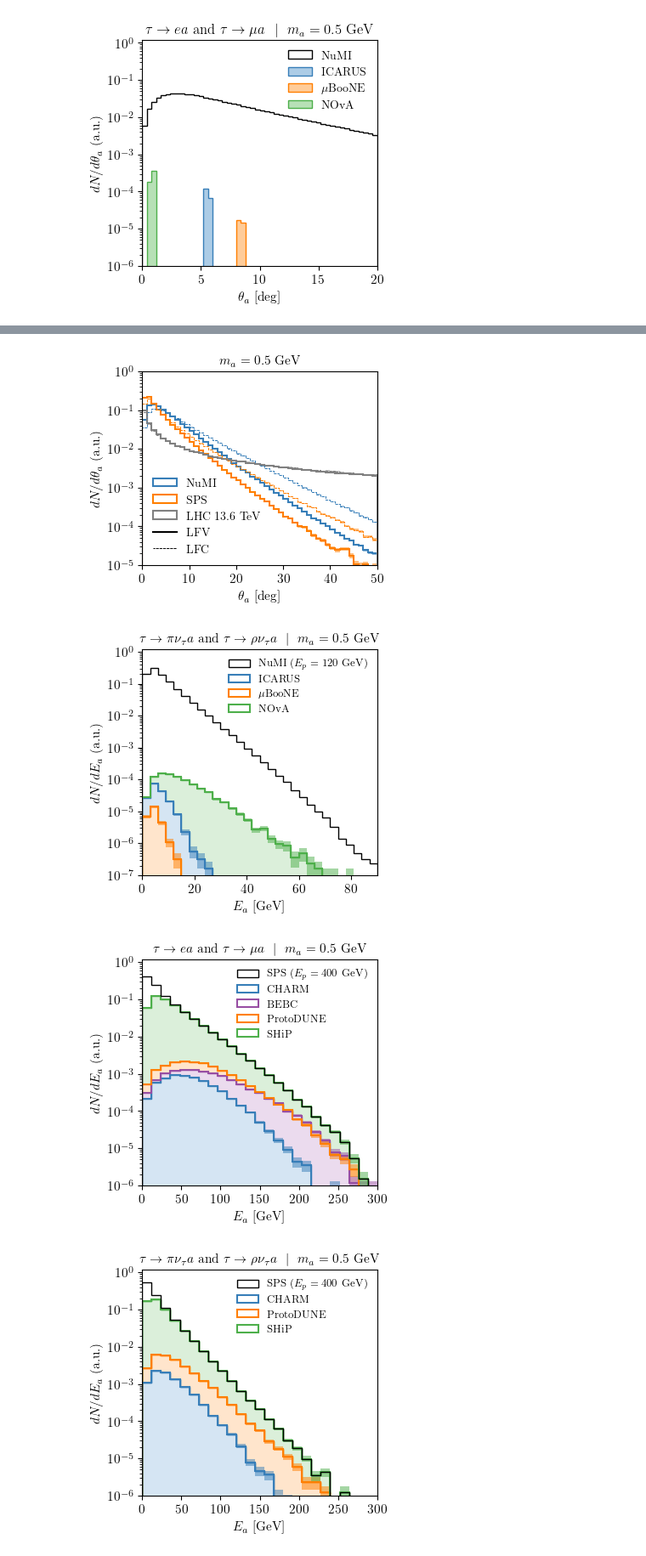
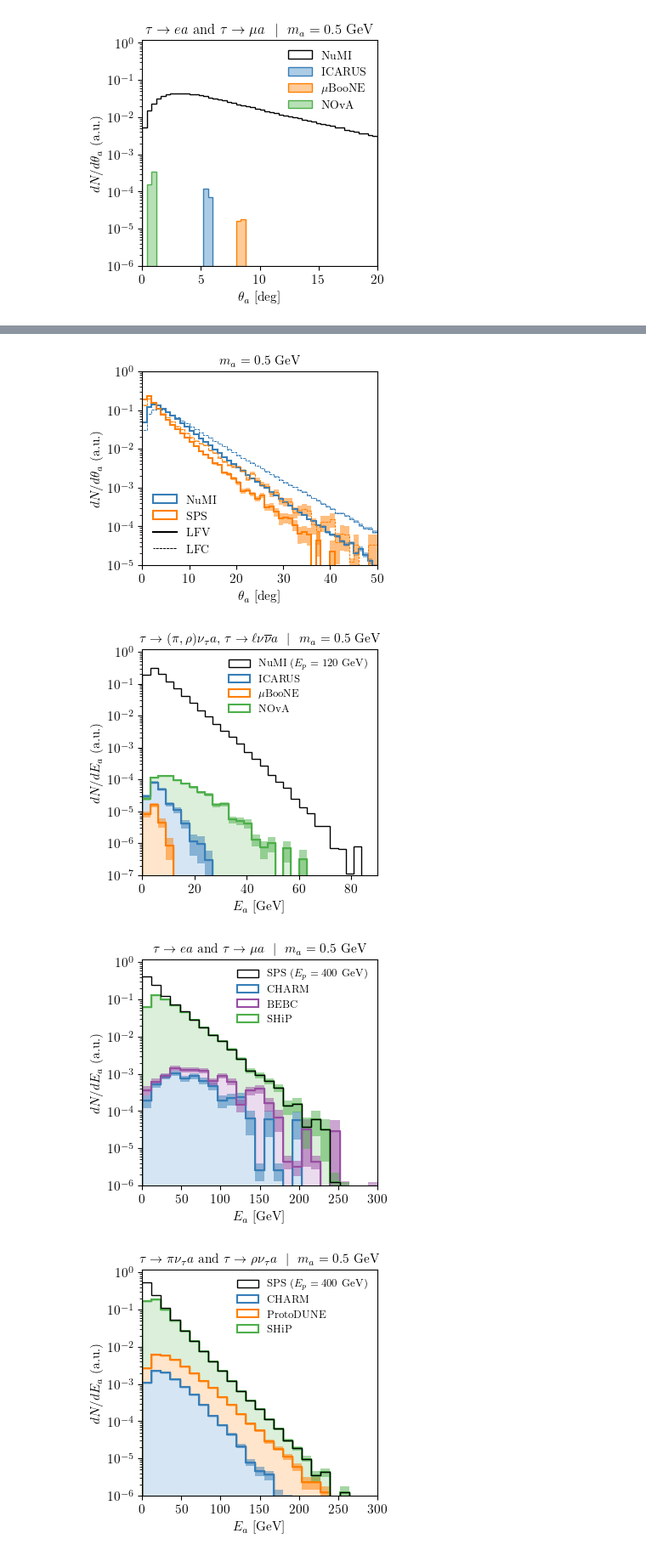
Before and after one commit to mhostert/tauALP, a Jupyter notebook: kinematical_distributions.ipynb, the cells around one changed output, grey strips where cells are left out. Shown at 85% size. Drawn from its saved outputs; the diff is of its cells as text; code cells hidden in the pictures.

Commit message:
new pythia rputines

```diff
--- a/kinematical_distributions.ipynb
+++ b/kinematical_distributions.ipynb
@@ -19,9 +16,9 @@ from alp import exp, models
 alp = models.ALP(0.5, 1e7)
 
 ### Pythia8 tau events
-NUMI_files  = [f"pythia8_events/tau_events_NuMI_120GeV_v3_{i}.txt" for i in range(0, 8)] + [f"pythia8_events/tau_events_NuMI_120GeV_v4_{i}.txt" for i in range(0, 8)]
-SPS_files   = [f"pythia8_events/tau_events_SPS_400GeV_v3_{i}.txt" for i in range(0, 8)] + [f"pythia8_events/tau_events_SPS_400GeV_v4_{i}.txt" for i in range(0, 8)]+ [f"pythia8_events/tau_events_SPS_400GeV_v5_{i}.txt" for i in range(0, 8)]
-LHC_files   = [f"pythia8_events/tau_events_LHC_13.6TeV_v6_{i}.txt" for i in range(0, 8)]
+NUMI_files  = [f"pythia8_events/tau_events_120GeV_HardOff_pT0.0001_{i}.txt" for i in range(0, 8)]+[f"pythia8_events/tau_events_120GeV_HardOff_pT0.0001_v2_{i}.txt" for i in range(0, 8)]
+SPS_files   = [f"pythia8_events/tau_events_400GeV_HardOff_pT0.0001_{i}.txt" for i in range(0, 8)]
+# LHC_files   = [f"pythia8_events/tau_events_LHC_13.6TeV_v6_{i}.txt" for i in range(0, 8)]
 
 ### Creating the experimental classes
 ICARUS      = exp.Experiment(NUMI_files, exp_dic=exp.ICARUS_exp, alp=alp, duplicate_taus=10)
@@ -34,8 +31,8 @@ BEBC  = exp.Experiment(SPS_files, exp_dic=exp.BEBC_exp, alp=alp)
 NA62  = exp.Experiment(SPS_files, exp_dic=exp.NA62_exp, alp=alp)
 SHIP  = exp.Experiment(SPS_files, exp_dic=exp.SHiP_exp, alp=alp)
 
-PROTODUNE_NP02 = exp.Experiment(SPS_files, exp_dic=exp.PROTO_DUNE_NP02_exp, alp=alp)
-PROTODUNE_NP04 = exp.Experiment(SPS_files, exp_dic=exp.PROTO_DUNE_NP04_exp, alp=alp)
+# PROTODUNE_NP02 = exp.Experiment(SPS_files, exp_dic=exp.PROTO_DUNE_NP02_exp, alp=alp)
+# PROTODUNE_NP04 = exp.Experiment(SPS_files, exp_dic=exp.PROTO_DUNE_NP04_exp, alp=alp)
 
-FASER  = exp.Experiment(LHC_files, exp_dic=exp.FASER_exp, alp=alp)
-FASER2 = exp.Experiment(LHC_files, exp_dic=exp.FASER2_exp, alp=alp)
+# FASER  = exp.Experiment(LHC_files, exp_dic=exp.FASER_exp, alp=alp)
+# FASER2 = exp.Experiment(LHC_files, exp_dic=exp.FASER2_exp, alp=alp)
@@ -214,5 +128,5 @@ ax2.set_ylim(-1, 1)
 # %%
 alp_1 = models.ALP(0.5, 1e7, c_lepton=np.diag([1,1,1]))
-SHIP  = exp.Experiment(SPS_files, exp_dic=exp.SHiP_exp, alp=alp_1)
+# SHIP  = exp.Experiment(SPS_files, exp_dic=exp.SHiP_exp, alp=alp_1)
 alp_2 = models.ALP(0.1, 1e4, c_lepton=np.diag([1,1,1]))
-SHIP.reweight(alp_1, alp_2)
+# SHIP.reweight(alp_1, alp_2)
@@ -428,20 +337,20 @@ mALP = 0.5
 alp = models.ALP(mALP, 1e5, c_lepton=np.diag([1,1,1]))
 ICARUS.get_alp_events(alp=alp)
 CHARM.get_alp_events(alp=alp)
-FASER.get_alp_events(alp=alp)
+# FASER.get_alp_events(alp=alp)
 
-plot_hist_with_errors(ax, Cfv.get_theta_3vec(ICARUS.p4_alp)*xunits, ICARUS.weights/np.sum(ICARUS.weights), b, 'NuMI', pt.CB_color_cycle[0], nevents=ICARUS.nevents)
-plot_hist_with_errors(ax, Cfv.get_theta_3vec(CHARM.p4_alp)*xunits, CHARM.weights/np.sum(CHARM.weights), b, 'SPS', pt.CB_color_cycle[1], nevents=CHARM.nevents)
-plot_hist_with_errors(ax, Cfv.get_theta_3vec(FASER.p4_alp)*xunits, FASER.weights/np.sum(FASER.weights), b, 'LHC $13.6$~TeV', 'grey', nevents=FASER.nevents)
+pt.plot_hist_with_errors(ax, Cfv.get_theta_3vec(ICARUS.p4_alp)*xunits, ICARUS.weights/np.sum(ICARUS.weights), b, 'NuMI', pt.CB_color_cycle[0], nevents=ICARUS.nevents)
+pt.plot_hist_with_errors(ax, Cfv.get_theta_3vec(CHARM.p4_alp)*xunits, CHARM.weights/np.sum(CHARM.weights), b, 'SPS', pt.CB_color_cycle[1], nevents=CHARM.nevents)
+# pt.plot_hist_with_errors(ax, Cfv.get_theta_3vec(FASER.p4_alp)*xunits, FASER.weights/np.sum(FASER.weights), b, 'LHC $13.6$~TeV', 'grey', nevents=FASER.nevents)
 
 alp = models.ALP(mALP, 1e5, c_lepton=np.ones((3,3)))
 ICARUS.get_alp_events(alp=alp)
 CHARM.get_alp_events(alp=alp)
-FASER.get_alp_events(alp=alp)
+# FASER.get_alp_events(alp=alp)
 
-plot_hist_with_errors(ax, Cfv.get_theta_3vec(ICARUS.p4_alp)*xunits, ICARUS.weights/np.sum(ICARUS.weights), b, None, pt.CB_color_cycle[0], nevents=ICARUS.nevents, ls=(1,(3,1)), lw=0.75)
-plot_hist_with_errors(ax, Cfv.get_theta_3vec(CHARM.p4_alp)*xunits, CHARM.weights/np.sum(CHARM.weights), b, None, pt.CB_color_cycle[1], nevents=CHARM.nevents, ls=(1,(3,1)), lw=0.75)
-plot_hist_with_errors(ax, Cfv.get_theta_3vec(FASER.p4_alp)*xunits, FASER.weights/np.sum(FASER.weights), b, None, 'grey', nevents=FASER.nevents, ls=(1,(3,1)), lw=0.75)
+pt.plot_hist_with_errors(ax, Cfv.get_theta_3vec(ICARUS.p4_alp)*xunits, ICARUS.weights/np.sum(ICARUS.weights), b, None, pt.CB_color_cycle[0], nevents=ICARUS.nevents, ls=(1,(3,1)), lw=0.75)
+pt.plot_hist_with_errors(ax, Cfv.get_theta_3vec(CHARM.p4_alp)*xunits, CHARM.weights/np.sum(CHARM.weights), b, None, pt.CB_color_cycle[1], nevents=CHARM.nevents, ls=(1,(3,1)), lw=0.75)
+# pt.plot_hist_with_errors(ax, Cfv.get_theta_3vec(FASER.p4_alp)*xunits, FASER.weights/np.sum(FASER.weights), b, None, 'grey', nevents=FASER.nevents, ls=(1,(3,1)), lw=0.75)
 
 ax.set_yscale('log')
 # ax.set_xscale('log')
@@ -462,7 +371,7 @@ ax.legend(loc='lower left', fontsize=10, ncol=1)
 ax.set_title(fr'$m_a = {alp.m_a}$ GeV', fontsize=11)
 fig.savefig('plots/All_alp_angular_spectrum_LFC.pdf', bbox_inches='tight')
 # %% [output]
-[figure, old version]
+[figure, new version]
 # %%
 fig,ax = pt.std_fig(figsize=(3.5,3.5))
 
@@ -476,19 +385,19 @@ WNORM = w.sum()
 ax.hist(p4_alp[:,0], bins=BINS, weights=w/WNORM, label=r'NuMI ($E_p = 120$~GeV)', histtype='step', edgecolor='black', facecolor='None',  linestyle='-', density=False)
 
 p4, w, channels = ICARUS.get_alps_in_acceptance(generate_events=True, alp=alp)
-plot_hist_with_errors(ax, p4[:,0], w/WNORM, BINS, 'ICARUS', pt.CB_color_cycle[0], nevents=ICARUS.nevents)
+pt.plot_hist_with_errors(ax, p4[:,0], w/WNORM, BINS, 'ICARUS', pt.CB_color_cycle[0], nevents=ICARUS.nevents)
 ax.hist(p4[:,0], bins=BINS, weights=w/WNORM, histtype='stepfilled', edgecolor=pt.CB_color_cycle[0], facecolor=pt.lighten_color(pt.CB_color_cycle[0], 0.2), linestyle='-', density=False, zorder=1.1)
 # ax.hist(p4[:,0], bins=BINS, weights=w/WNORM, histtype='step', edgecolor=pt.CB_color_cycle[0], linestyle='-', density=False, zorder=1.9)
 
 
 p4, w, channels = MICROBOONE.get_alps_in_acceptance(generate_events=True, alp=alp)
-plot_hist_with_errors(ax, p4[:,0], w/WNORM, BINS, '$\mu$BooNE', pt.CB_color_cycle[1], nevents=MICROBOONE.nevents)
+pt.plot_hist_with_errors(ax, p4[:,0], w/WNORM, BINS, '$\mu$BooNE', pt.CB_color_cycle[1], nevents=MICROBOONE.nevents)
 ax.hist(p4[:,0], bins=BINS, weights=w/WNORM, histtype='stepfilled', edgecolor=pt.CB_color_cycle[1], facecolor=pt.lighten_color(pt.CB_color_cycle[1], 0.2), linestyle='-', density=False, zorder=1.2)
 # ax.hist(p4[:,0], bins=BINS, weights=w/WNORM, histtype='step', edgecolor=pt.CB_color_cycle[1], linestyle='-', density=False, zorder=1.9)
 
 
 p4, w, channels = NOVA.get_alps_in_acceptance(generate_events=False, alp=alp)
-plot_hist_with_errors(ax, p4[:,0], w/WNORM, BINS, 'NOvA', pt.CB_color_cycle[2], nevents=NOVA.nevents)
+pt.plot_hist_with_errors(ax, p4[:,0], w/WNORM, BINS, 'NOvA', pt.CB_color_cycle[2], nevents=NOVA.nevents)
 ax.hist(p4[:,0], bins=BINS, weights=w/WNORM, histtype='stepfilled', edgecolor=pt.CB_color_cycle[2], facecolor=pt.lighten_color(pt.CB_color_cycle[2], 0.2), linestyle='-', density=False, zorder=1.0)
 # ax.hist(p4[:,0], bins=BINS, weights=w/WNORM, histtype='step', edgecolor=pt.CB_color_cycle[2], linestyle='-', density=False, zorder=1.9)
 
@@ -500,10 +409,10 @@ ax.set_xlim(0,BINS.max())
 ax.set_ylim(1e-7, 1.2)
 ax.set_yticks(np.geomspace(1e-7, 1, 8))
 ax.legend(loc='upper right', fontsize=9, ncol=1)
-ax.set_title(fr'$\tau \to \pi\nu_\tau a$ and $\tau \to \rho \nu_\tau a$ $\,\,\vert\,\,$ $m_a = {alp.m_a}$ GeV', fontsize=11)
+ax.set_title(fr'$\tau \to (\pi,\rho)\nu_\tau a$, $\tau \to \ell \nu \overline\nu a$ $\,\,\vert\,\,$ $m_a = {alp.m_a}$ GeV', fontsize=11)
 fig.savefig('plots/NuMI_alp_spectrum_LFC.pdf', bbox_inches='tight')
 # %% [output]
-[figure, old version]
+[figure, new version]
 # %%
 fig,ax = pt.std_fig(figsize=(3.5,3.5))
 
@@ -517,37 +426,37 @@ ax.hist(p4[:,0]*xunits, bins=BINS, weights=w/WNORM, label=r'SPS ($E_p = 400$~GeV
 
 p4, w, channels = CHARM.get_alps_in_acceptance(generate_events=True, alp=alp)
 pt.plot_hist_with_errors(ax, p4[:,0], w/WNORM, BINS, 'CHARM', pt.CB_color_cycle[0], nevents=CHARM.nevents)
 ax.hist(p4[:,0]*xunits, bins=BINS, weights=w/WNORM, histtype='stepfilled', edgecolor=pt.CB_color_cycle[0], facecolor=pt.lighten_color(pt.CB_color_cycle[0], 0.2), linestyle='-', density=False, zorder=1.4)
 # ax.hist(p4[:,0]*xunits, bins=BINS, weights=w/WNORM, histtype='step', edgecolor=pt.CB_color_cycle[0], linestyle='-', density=False, zorder=1.9)
 
 p4, w, channels = BEBC.get_alps_in_acceptance(generate_events=True, alp=alp)
 pt.plot_hist_with_errors(ax, p4[:,0], w/WNORM, BINS, 'BEBC', pt.CB_color_cycle[5], nevents=BEBC.nevents)
 ax.hist(p4[:,0]*xunits, bins=BINS, weights=w/WNORM, histtype='stepfilled', edgecolor=pt.CB_color_cycle[5], facecolor=pt.lighten_color(pt.CB_color_cycle[5], 0.2), linestyle='-', density=False, zorder=1.3)
 # ax.hist(p4[:,0]*xunits, bins=BINS, weights=w/WNORM, histtype='step', edgecolor=pt.CB_color_cycle[0], linestyle='-', density=False, zorder=1.9)
 
-p4, w, channels = PROTODUNE_NP02.get_alps_in_acceptance(generate_events=True, alp=alp)
-pt.plot_hist_with_errors(ax, p4[:,0], w/WNORM, BINS, 'ProtoDUNE', pt.CB_color_cycle[1], nevents=PROTODUNE_NP02.nevents)
-ax.hist(p4[:,0]*xunits, bins=BINS, weights=w/WNORM, histtype='stepfilled', edgecolor=pt.CB_color_cycle[1], facecolor=pt.lighten_color(pt.CB_color_cycle[1], 0.2), linestyle='-', density=False, zorder=1.2)
+# p4, w, channels = PROTODUNE_NP02.get_alps_in_acceptance(generate_events=True, alp=alp)
+# pt.plot_hist_with_errors(ax, p4[:,0], w/WNORM, BINS, 'ProtoDUNE', pt.CB_color_cycle[1], nevents=PROTODUNE_NP02.nevents)
+# ax.hist(p4[:,0]*xunits, bins=BINS, weights=w/WNORM, histtype='stepfilled', edgecolor=pt.CB_color_cycle[1], facecolor=pt.lighten_color(pt.CB_color_cycle[1], 0.2), linestyle='-', density=False, zorder=1.2)
 # ax.hist(p4[:,0]*xunits, bins=BINS, weights=w/WNORM, histtype='step', edgecolor=pt.CB_color_cycle[1], linestyle='-', density=False, zorder=1.9)
 
 p4, w, channels = SHIP.get_alps_in_acceptance(generate_events=False, alp=alp)
 pt.plot_hist_with_errors(ax, p4[:,0], w/WNORM, BINS, 'SHiP', pt.CB_color_cycle[2], nevents=SHIP.nevents)
 ax.hist(p4[:,0]*xunits, bins=BINS, weights=w/WNORM, histtype='stepfilled', edgecolor=pt.CB_color_cycle[2], facecolor=pt.lighten_color(pt.CB_color_cycle[2], 0.2), linestyle='-', density=False, zorder=1.1)
 # ax.hist(p4[:,0]*xunits, bins=BINS, weights=w/WNORM, histtype='step', edgecolor=pt.CB_color_cycle[2], linestyle='-', density=False, zorder=1.9)
 
 
 ax.set_yscale('log')
 # ax.set_xscale('log')
 ax.set_xlabel(r'$E_{a}$ [GeV]')
 ax.set_ylabel(r'$dN/d E_a$ (a.u.)')
 ax.set_xlim(0,BINS.max())
 ax.set_ylim(1e-5, 1.2)
 ax.set_yticks(np.geomspace(1e-6, 1, 7))
 ax.legend(loc='upper right', fontsize=9, ncol=1)
 ax.set_title(fr'$\tau \to e a$ and $\tau \to \mu a$ $\,\,\vert\,\,$ $m_a = {alp.m_a}$ GeV', fontsize=11)
 fig.savefig('plots/SPS_alp_spectrum_LFV.pdf', bbox_inches='tight')
 # %% [output]
-[figure, old version]
+[figure, new version]
 # %%
 fig,ax = pt.std_fig(figsize=(3.5,3.5))
 
```
Also changed, not shown: parts of 22 cells of this notebook, 49 other files.
